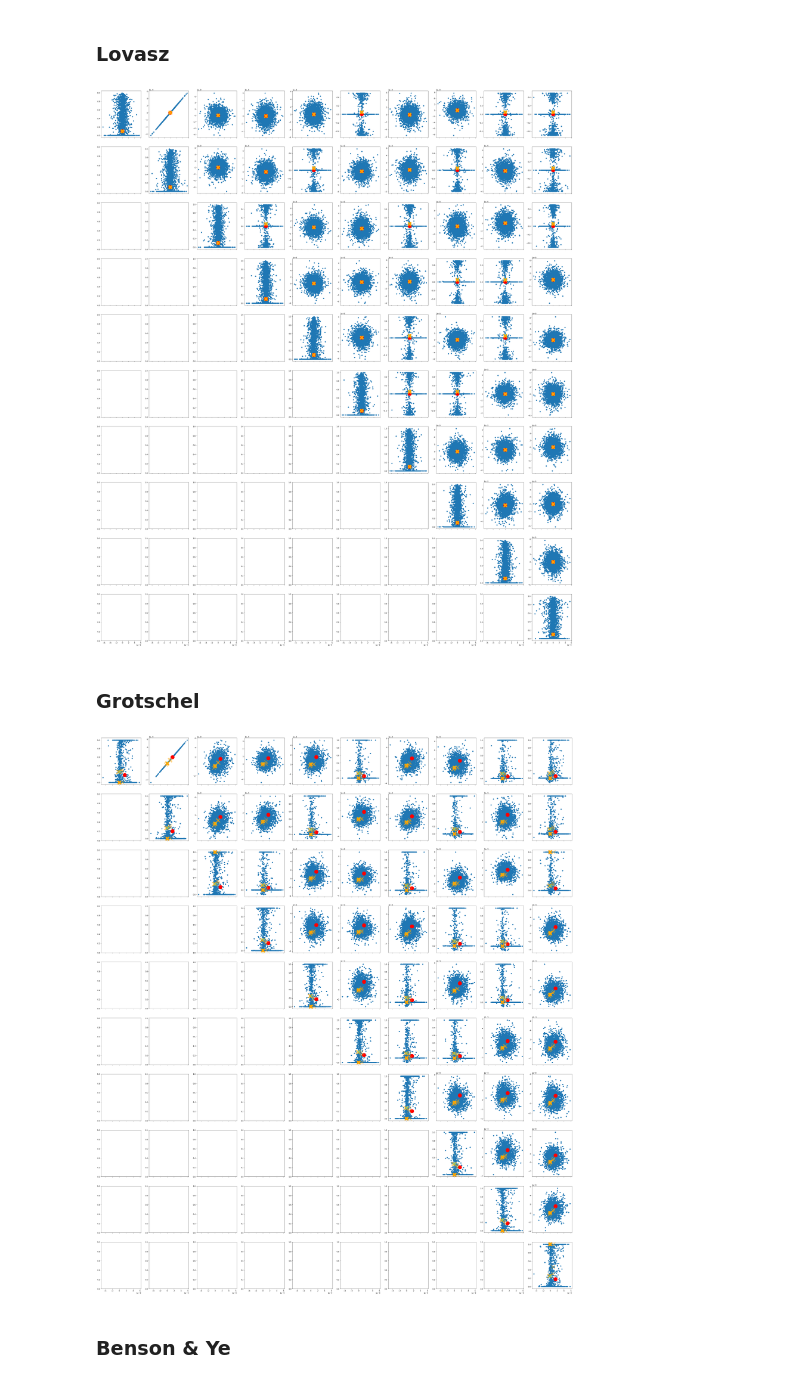
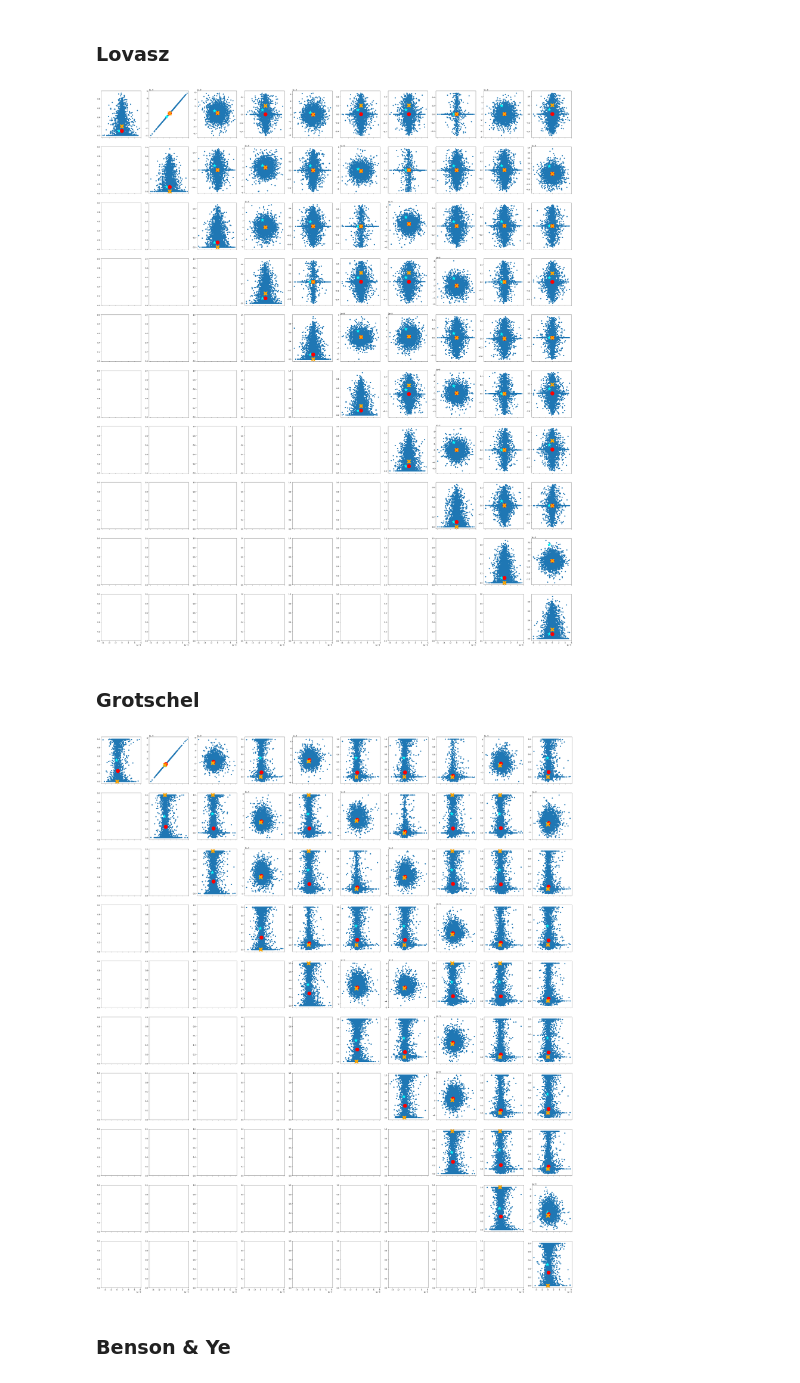
Before and after one commit to ivanightingale/stable-set-rounding, a Jupyter notebook: stable set geometry.ipynb, the cells around one changed output. Saved outputs shown, nothing was run; the diff lists cells and outputs as text; code cells hidden in the pictures.

```diff
--- a/stable set geometry.ipynb
+++ b/stable set geometry.ipynb
@@ -10,7 +10,7 @@ from linalg_utils import remove_small_eigenvalues
 import os
 folder = os.path.abspath(os.getcwd())
 # %%
-graph_file = "johnson8-2-4.mtx"
+graph_file = "hamming6-2.mtx"
 graph_type = 1
 
 n = 10
@@ -213,7 +237,7 @@ recovery failed
 # %% [markdown]
 # SDP sampling
 # %%
-Z_samples = sdp_sampling(prob_lovasz, Z, "lovasz", folder, graph_file, 10000)
+Z_samples = sdp_sampling(prob_lovasz, Z, "lovasz", folder, graph_file, 0)
 # %%
-X_samples = sdp_sampling(prob_grotschel, X, "grotschel", folder, graph_file, 10000)
+X_samples = sdp_sampling(prob_grotschel, X, "grotschel", folder, graph_file, 0)
 # %%
@@ -226,29 +250,29 @@ col = 1
 # %%
 fig, axs = plt.subplots(n, n, figsize=(50, 60), sharex=True)
 
-for j in range(n):
-    for i in range(j + 1):
+for i in range(n):
+    for j in range(i, n):
         axs[i, j].scatter(Z_samples[:, row, col], Z_samples[:, i, j])
         axs[i, j].scatter(Z_val[row, col], Z_val[i, j], c="aqua", s=5e2, marker="*")
         axs[i, j].scatter(Z_center[row, col], Z_center[i, j], c="red", s=5e2, marker="o")
         axs[i, j].scatter(Z_fixed_point[row, col], Z_fixed_point[i, j], c="orange", s=5e2, marker="X")
         axs[i, j].scatter(Z_path[:, row, col], Z_path[:, i, j], c="orange", s=5e2, marker="x")
 # %% [output]
-[figure, old version]
+[figure, new version]
 # %% [markdown]
 ### Grotschel
 # %%
 fig, axs = plt.subplots(n, n, figsize=(50, 60), sharex=True)
 
-for j in range(n):
-    for i in range(j + 1):
+for i in range(n):
+    for j in range(i, n):
         axs[i, j].scatter(X_samples[:, row, col], X_samples[:, i, j])
         axs[i, j].scatter(X_val[row, col], X_val[i, j], c="aqua", s=5e2, marker="*")
         axs[i, j].scatter(X_center[row, col], X_center[i, j], c="red", s=5e2, marker="o")
         axs[i, j].scatter(X_fixed_point[row, col], X_fixed_point[i, j], c="orange", s=5e2, marker="X")
         axs[i, j].scatter(X_path[:, row, col], X_path[:, i, j], c="orange", s=5e2, marker="x")
 # %% [output]
-[figure, old version]
+[figure, new version]
 # %% [markdown]
 ### Benson & Ye
 # %%
```
Also changed, not shown: parts of 19 cells of this notebook, 22 other files.
